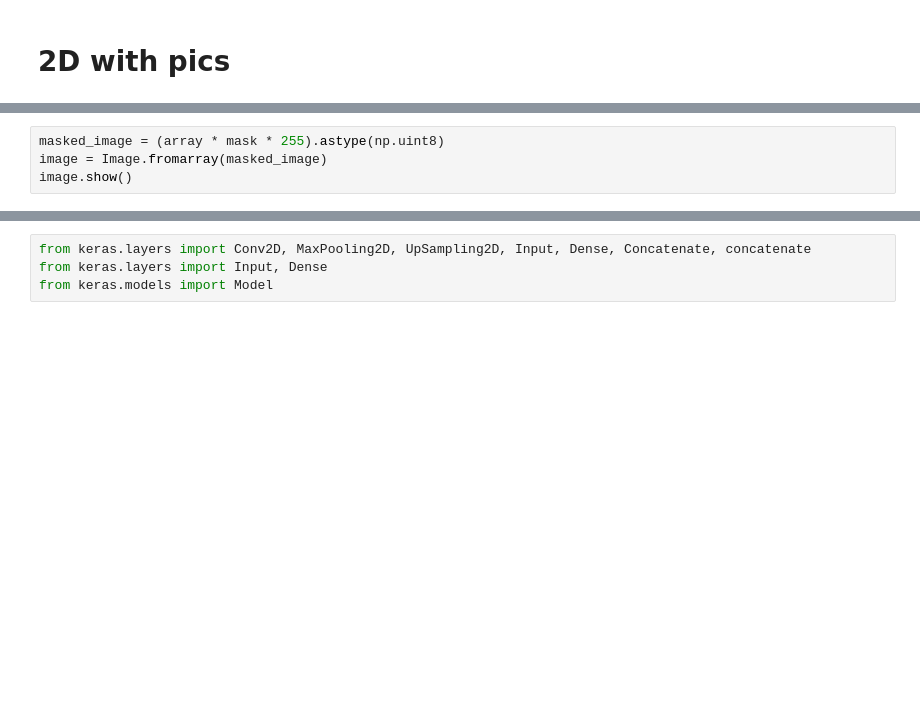
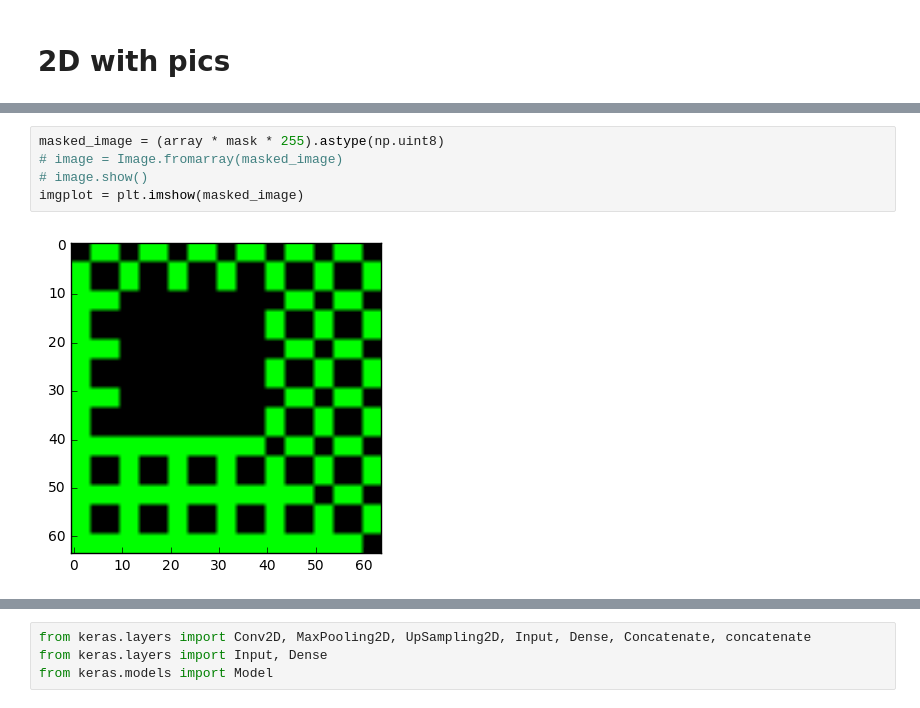
Before and after one commit to litvinanna/neuro_tools, a Jupyter notebook: cnn_autoencoder.ipynb, the cells around one changed output, grey strips where cells are left out. Saved outputs shown, nothing was run; the diff lists cells and outputs as text; blank space fills up the shorter version.

```diff
--- a/cnn_autoencoder.ipynb
+++ b/cnn_autoencoder.ipynb
@@ -82,7 +86,10 @@ image.show()
 # %%
 masked_image = (array * mask * 255).astype(np.uint8)
-image = Image.fromarray(masked_image)
-image.show()
+# image = Image.fromarray(masked_image)
+# image.show()
+imgplot = plt.imshow(masked_image)
+# %% [output]
+[figure, added]
 # %%
 inp = np.random.rand(length, length, 32)
 print(inp.shape)
```
Also changed, not shown: parts of 24 cells of this notebook, 7 other files.
